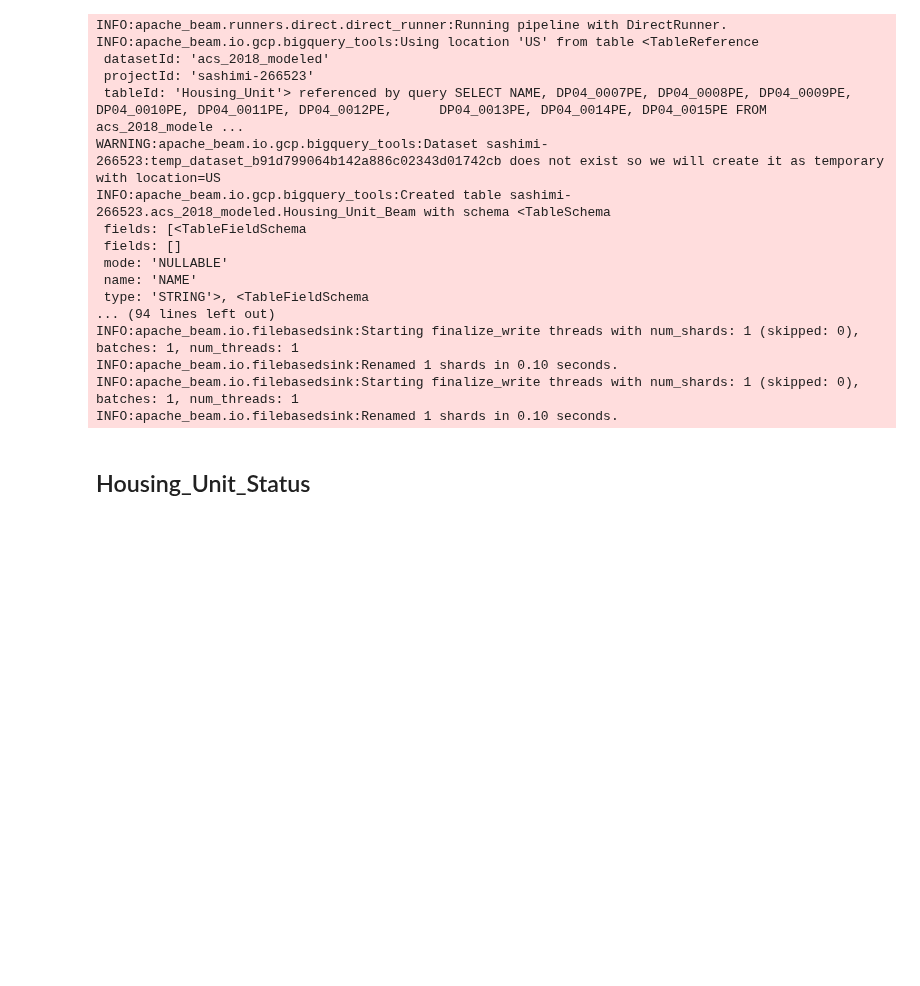
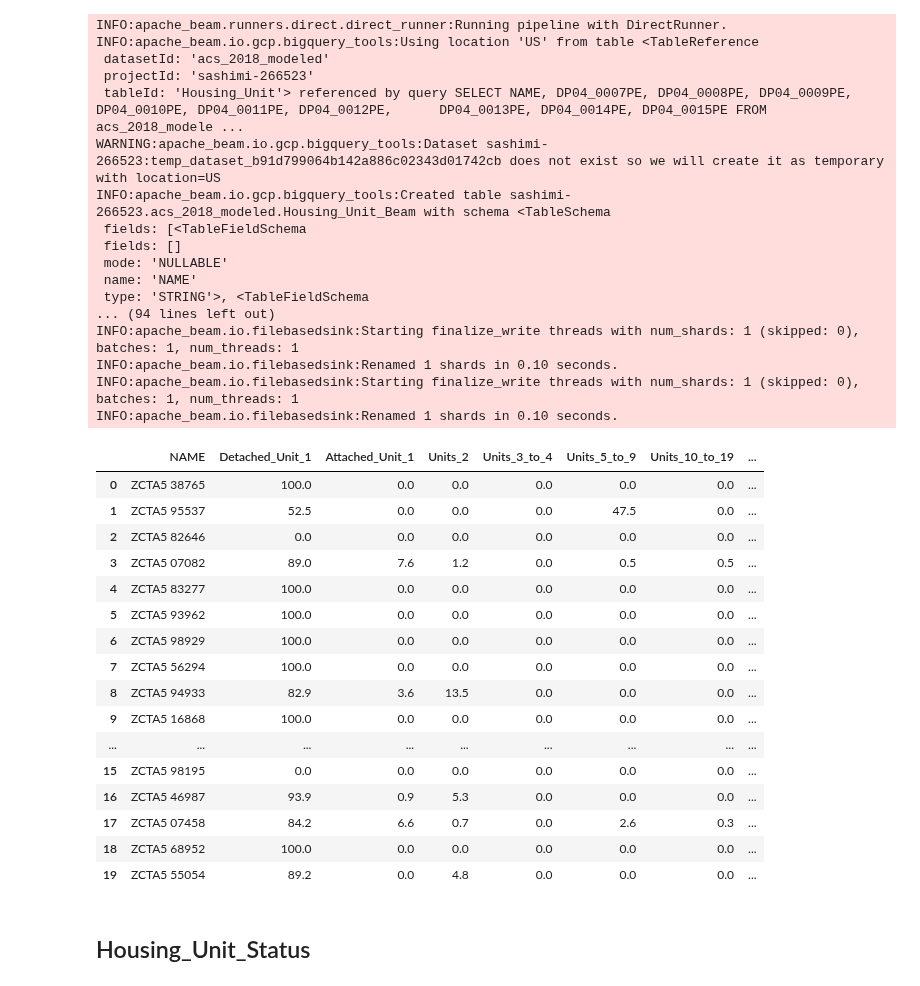
Before and after one commit to xindixu/US-demographic-analysis, a Jupyter notebook: primary-data/acs_2018_modeled.ipynb, the cells around one changed output. Saved outputs shown, nothing was run; the diff lists cells and outputs as text; code cells hidden in the pictures; blank space fills up the shorter version.

```diff
--- a/primary-data/acs_2018_modeled.ipynb
+++ b/primary-data/acs_2018_modeled.ipynb
@@ -497,6 +544,30 @@ INFO:apache_beam.io.filebasedsink:Starting finalize_write threads with num_shard
 INFO:apache_beam.io.filebasedsink:Renamed 1 shards in 0.10 seconds.
 INFO:apache_beam.io.filebasedsink:Starting finalize_write threads with num_shards: 1 (skipped: 0), batches: 1, num_threads: 1
 INFO:apache_beam.io.filebasedsink:Renamed 1 shards in 0.10 seconds.
+# %%
+%%bigquery
+select *
+from acs_2018_modeled.Housing_Unit_Beam
+where NAME is not null
+limit 20
+# %% [output]
+|  | NAME | Detached_Unit_1 | Attached_Unit_1 | Units_2 | Units_3_to_4 | Units_5_to_9 | Units_10_to_19 | ... |
+| 0 | ZCTA5 38765 | 100.0 | 0.0 | 0.0 | 0.0 | 0.0 | 0.0 | ... |
+| 1 | ZCTA5 95537 | 52.5 | 0.0 | 0.0 | 0.0 | 47.5 | 0.0 | ... |
+| 2 | ZCTA5 82646 | 0.0 | 0.0 | 0.0 | 0.0 | 0.0 | 0.0 | ... |
+| 3 | ZCTA5 07082 | 89.0 | 7.6 | 1.2 | 0.0 | 0.5 | 0.5 | ... |
+| 4 | ZCTA5 83277 | 100.0 | 0.0 | 0.0 | 0.0 | 0.0 | 0.0 | ... |
+| 5 | ZCTA5 93962 | 100.0 | 0.0 | 0.0 | 0.0 | 0.0 | 0.0 | ... |
+| 6 | ZCTA5 98929 | 100.0 | 0.0 | 0.0 | 0.0 | 0.0 | 0.0 | ... |
+| 7 | ZCTA5 56294 | 100.0 | 0.0 | 0.0 | 0.0 | 0.0 | 0.0 | ... |
+| 8 | ZCTA5 94933 | 82.9 | 3.6 | 13.5 | 0.0 | 0.0 | 0.0 | ... |
+| 9 | ZCTA5 16868 | 100.0 | 0.0 | 0.0 | 0.0 | 0.0 | 0.0 | ... |
+| ... | ... | ... | ... | ... | ... | ... | ... | ... |
+| 15 | ZCTA5 98195 | 0.0 | 0.0 | 0.0 | 0.0 | 0.0 | 0.0 | ... |
+| 16 | ZCTA5 46987 | 93.9 | 0.9 | 5.3 | 0.0 | 0.0 | 0.0 | ... |
+| 17 | ZCTA5 07458 | 84.2 | 6.6 | 0.7 | 0.0 | 2.6 | 0.3 | ... |
+| 18 | ZCTA5 68952 | 100.0 | 0.0 | 0.0 | 0.0 | 0.0 | 0.0 | ... |
+| 19 | ZCTA5 55054 | 89.2 | 0.0 | 4.8 | 0.0 | 0.0 | 0.0 | ... |
 # %% [markdown]
 ## Housing_Unit_Status
 # %%
```
Also changed, not shown: parts of 19 cells of this notebook, 10 other files.
